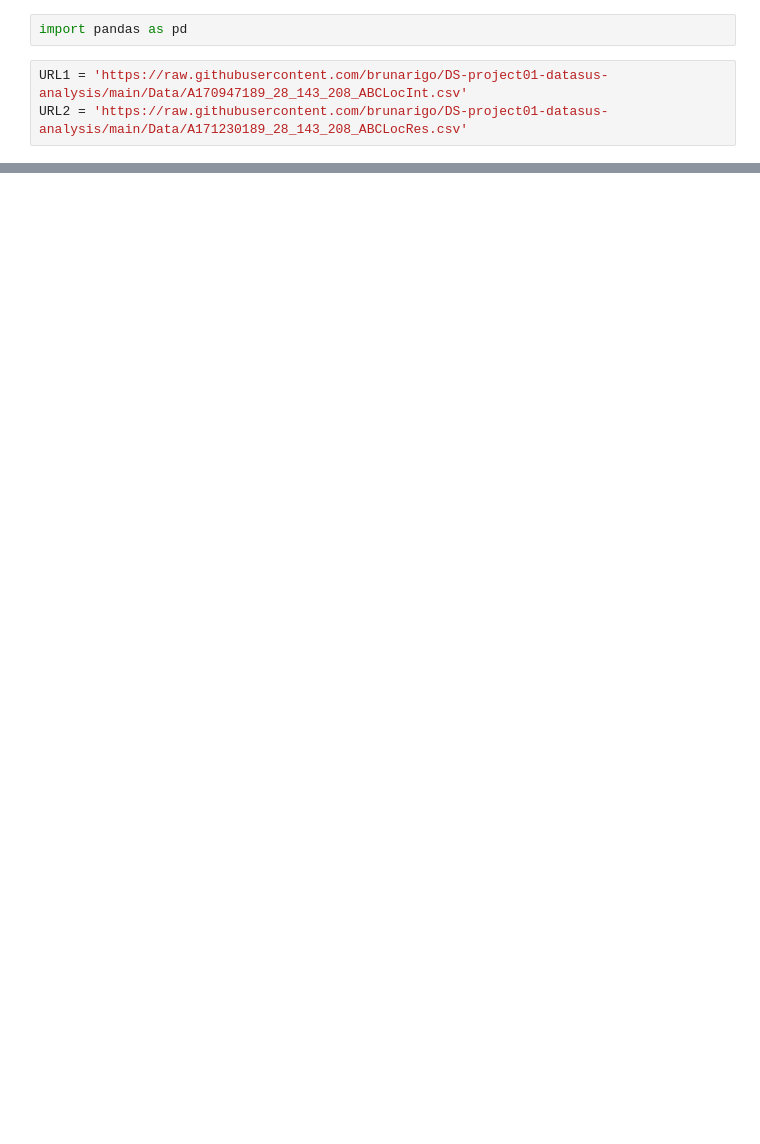
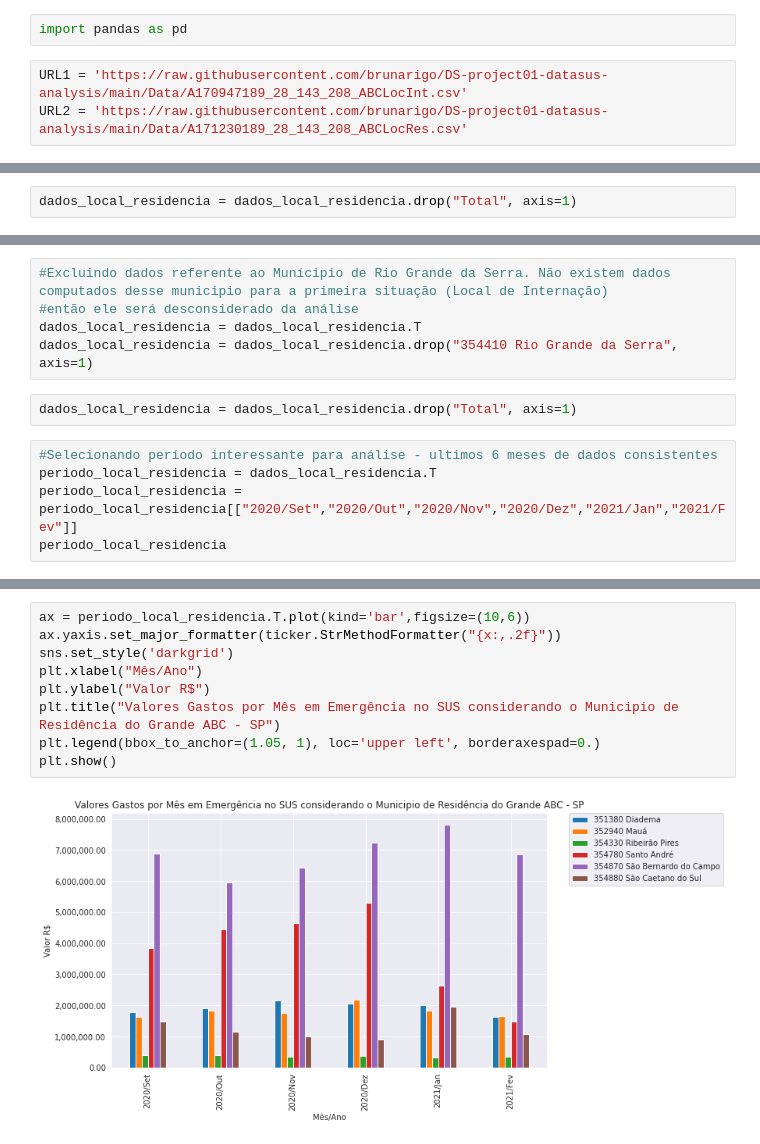
Before and after one commit to brunarigo/DS-project01-datasus-analysis, a Jupyter notebook: Notebooks/Project01_Datasus_Analysis.ipynb, the cells around one changed output, grey strips where cells are left out. Cells and saved outputs as stored; diff of their text form; blank space fills up the shorter version.

```diff
--- a/Notebooks/Project01_Datasus_Analysis.ipynb
+++ b/Notebooks/Project01_Datasus_Analysis.ipynb
@@ -32,0 +174,2 @@ dados_local_residencia
+# %%
+dados_local_residencia = dados_local_residencia.drop("Total", axis=1)
@@ -32,0 +189,12 @@ dados_local_residencia
+# %%
+#Excluindo dados referente ao Munícipio de Rio Grande da Serra. Não existem dados computados desse municipio para a primeira situação (Local de Internação)
+#então ele será desconsiderado da análise
+dados_local_residencia = dados_local_residencia.T
+dados_local_residencia = dados_local_residencia.drop("354410 Rio Grande da Serra", axis=1)
+# %%
+dados_local_residencia = dados_local_residencia.drop("Total", axis=1)
+# %%
+#Selecionando período interessante para análise - ultimos 6 meses de dados consistentes
+periodo_local_residencia = dados_local_residencia.T
+periodo_local_residencia = periodo_local_residencia[["2020/Set","2020/Out","2020/Nov","2020/Dez","2021/Jan","2021/Fev"]]
+periodo_local_residencia
@@ -32,0 +210,11 @@ dados_local_residencia
+# %%
+ax = periodo_local_residencia.T.plot(kind='bar',figsize=(10,6))
+ax.yaxis.set_major_formatter(ticker.StrMethodFormatter("{x:,.2f}"))
+sns.set_style('darkgrid')
+plt.xlabel("Mês/Ano")
+plt.ylabel("Valor R$")
+plt.title("Valores Gastos por Mês em Emergência no SUS considerando o Municipio de Residência do Grande ABC - SP")
+plt.legend(bbox_to_anchor=(1.05, 1), loc='upper left', borderaxespad=0.)
+plt.show()
+# %% [output]
+[figure, added]
```
Also changed, not shown: parts of 23 cells of this notebook.
